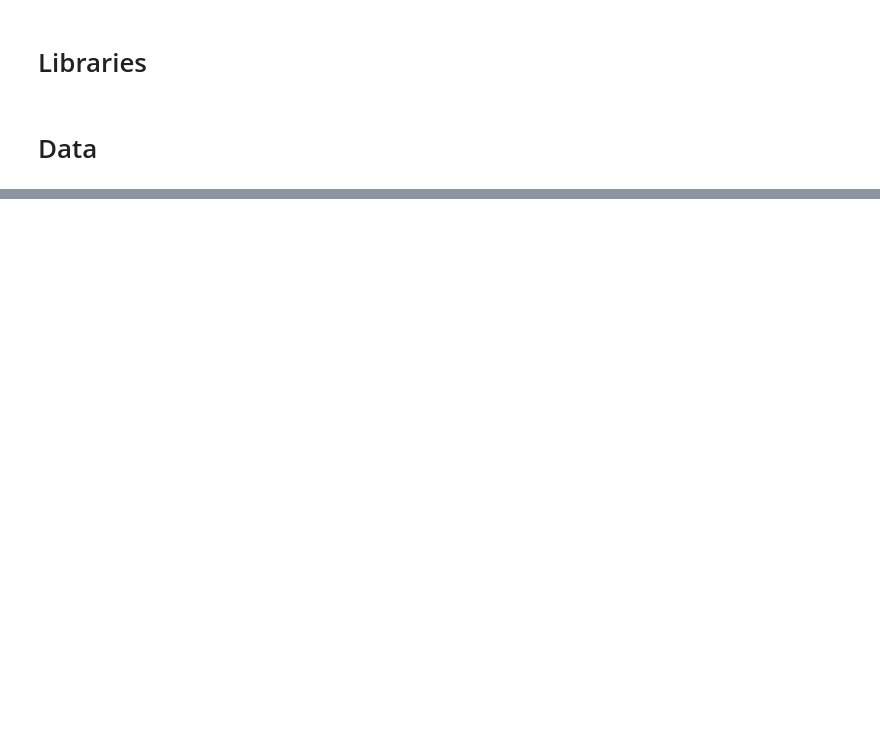
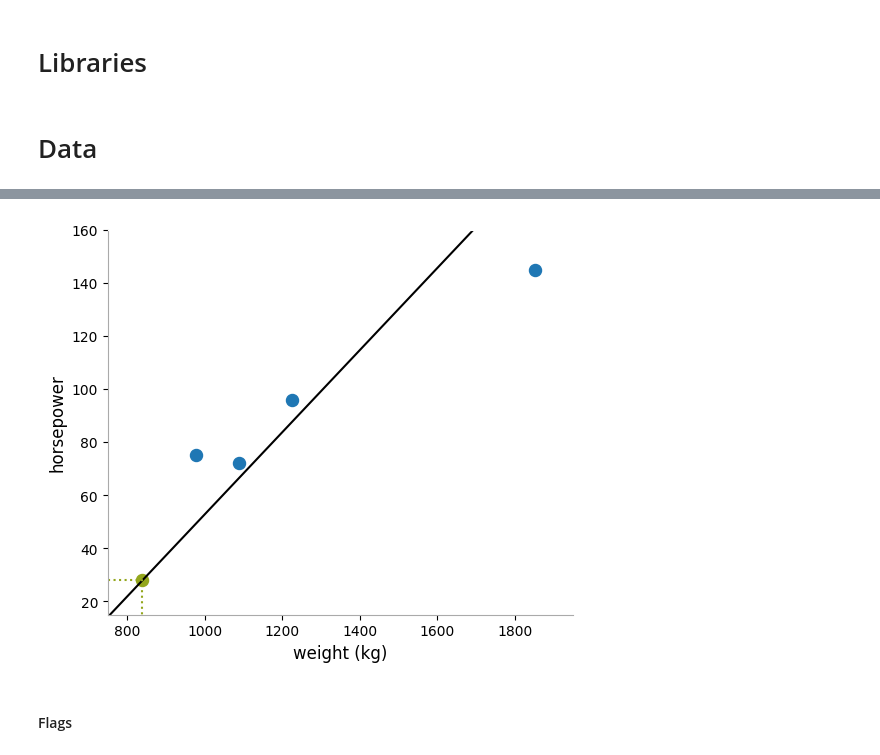
Before and after one commit to OgrodowskiJedrzej/Intro-To-Data-Science-Notebooks, a Jupyter notebook: Data Manipulation/data_cleaning.ipynb, the cells around one changed output, grey strips where cells are left out. Saved outputs shown, nothing was run; the diff lists cells and outputs as text; code cells hidden in the pictures; blank space fills up the shorter version.

Commit message:
Data manipulation | data cleaning

```diff
--- a/Data Manipulation/data_cleaning.ipynb
+++ b/Data Manipulation/data_cleaning.ipynb
@@ -38,0 +249,39 @@ memory usage: 914.6+ KB
+# %%
+subset = data.copy()
+subset.fillna(prediction, inplace=True)
+train = subset.drop([3])
+test = subset.loc[[3]]
+
+fig, ax = plt.subplots(figsize=(6, 5))
+ax.scatter(train['weight (kg)'], train['horsepower'], s=75)
+
+linRegTemp = LinearRegression().fit(np.array([[839.1], [1196.86]]), np.array([27.9, 83.2]))
+x = np.linspace(750, 1950, 10).reshape((-1, 1))
+y_pred = linRegTemp.predict(x)
+ax.plot(x, y_pred, c="k")
+
+ax.scatter(test['weight (kg)'], test['horsepower'], s=75, c="#93a61c")
+df = np.array([
+    [750, test['horsepower'].to_list()[0]],
+    [test['weight (kg)'].to_list()[0], test['horsepower'].to_list()[0]],
+    [test['weight (kg)'].to_list()[0], 15]
+]).T
+ax.plot(
+    df[0], df[1], linestyle="dotted", c="#93a61c"
+)
+
+ax.set_xlim(750, 1950)
+ax.set_ylim(15, 160)
+ax.set_xlabel("weight (kg)", fontdict={"fontsize": 12})
+ax.set_ylabel("horsepower", fontdict={"fontsize": 12})
+ax.spines['bottom'].set_color('#aaa')
+ax.spines['top'].set_color('white')
+ax.spines['left'].set_color('#aaa')
+ax.spines['right'].set_color('white')
+
+plt.savefig("linear_regression_4.png")
+# plt.show()
+# %% [output]
+[figure, added]
+# %% [markdown]
+#### Flags
```
Also changed, not shown: parts of 25 cells of this notebook, 2 other files.
